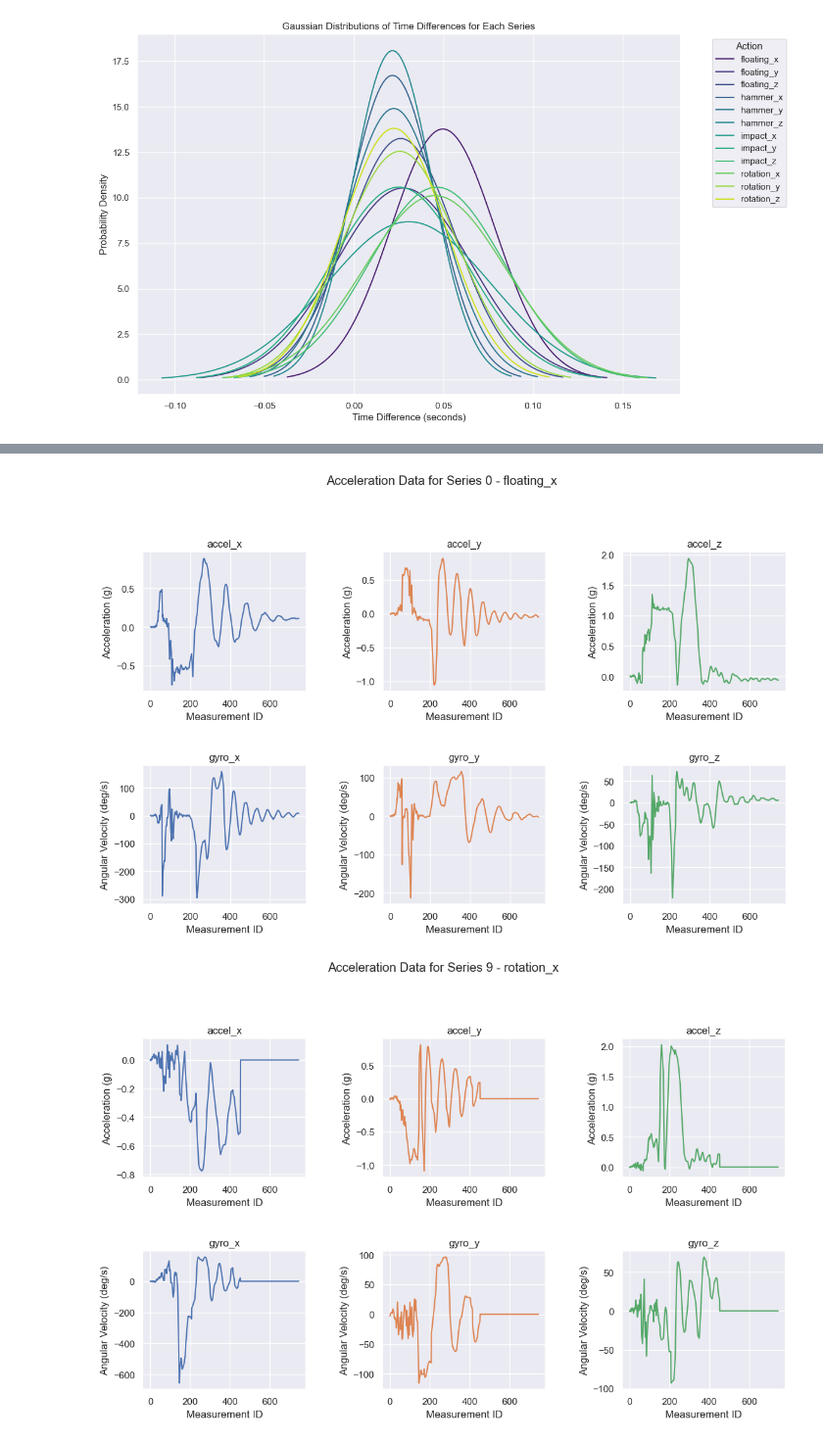
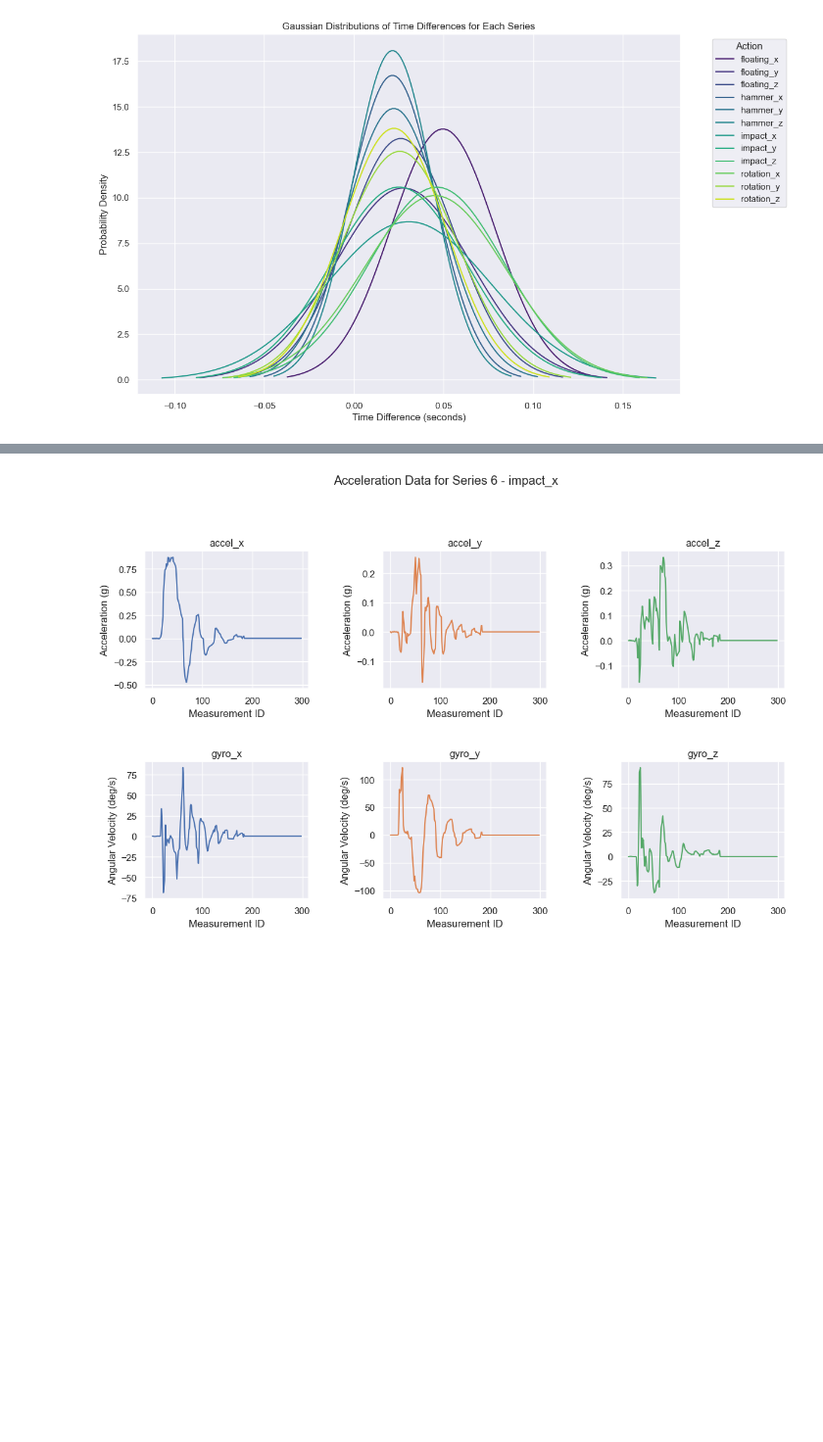
Before and after one commit to PeriniM/SmartApple-Thesis, a Jupyter notebook: data-analysis/actions_analysis.ipynb, the cells around one changed output, grey strips where cells are left out. Shown at 98% size. Drawn from its saved outputs; the diff is of its cells as text; code cells hidden in the pictures; blank space fills up the shorter version.

```diff
--- a/data-analysis/actions_analysis.ipynb
+++ b/data-analysis/actions_analysis.ipynb
@@ -245,3 +202,26 @@ def oversample_dataset(data, sample_time):
 
     # Return the oversampled dataset
     return oversampled_data
+# %%
+# print the mean and standard deviation of the time differences for each series
+series_mean = []
+series_std = []
+
+for series_id in data_cleaned['series_id'].unique():
+    series_data = data_cleaned[data_cleaned['series_id'] == series_id]['time_diff_seconds']
+    series_mean.append(series_data.mean())
+    series_std.append(series_data.std())
+    # print(f'Series {series_id}: mean = {series_data.mean()}, std = {series_data.std()}')
+
+print('-------------------')
+
+# print minimum and maximum mean and standard deviation
+print(f'Minimum mean: {min(series_mean)}')
+print(f'Maximum mean: {max(series_mean)}')
+print(f'Minimum std: {min(series_std)}')
+print(f'Maximum std: {max(series_std)}')
+
+print('-------------------')
+
+sampling_time = round(max(series_mean), 2)
+print(f'Sampling time: {sampling_time} seconds')
@@ -314,10 +302,9 @@ def plot_acceleration_data(data, action):
     # Show plot
     plt.show()
 # %%
-plot_acceleration_data(oversample_data, 'floating_x')
-plot_acceleration_data(oversample_data, 'rotation_x')
+# plot_acceleration_data(oversample_data, 'floating_x')
+# plot_acceleration_data(oversample_data, 'rotation_x')
 plot_acceleration_data(oversample_data, 'impact_x')
-plot_acceleration_data(oversample_data, 'hammer_x')
+# plot_acceleration_data(oversample_data, 'hammer_x')
 # %% [output]
-[figure, old version]
+[figure, new version]
-[figure, removed]
```
Also changed, not shown: parts of 11 cells of this notebook, 2 other files.
